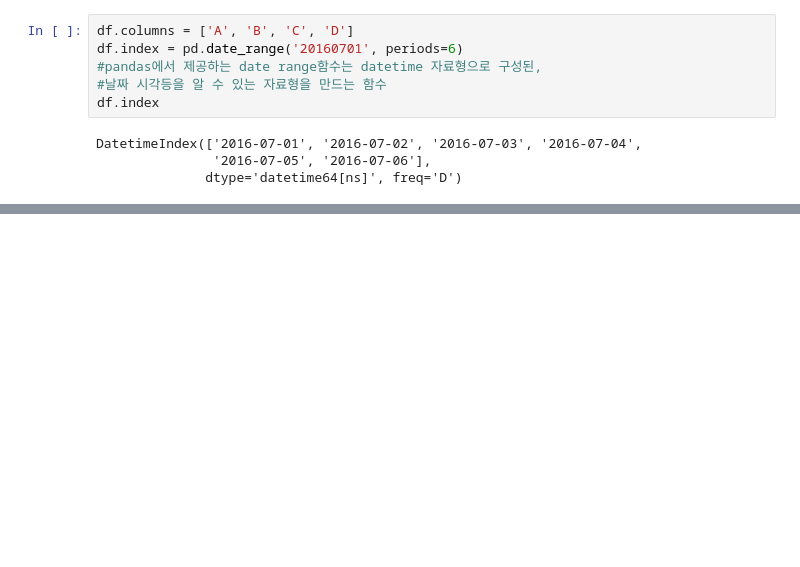
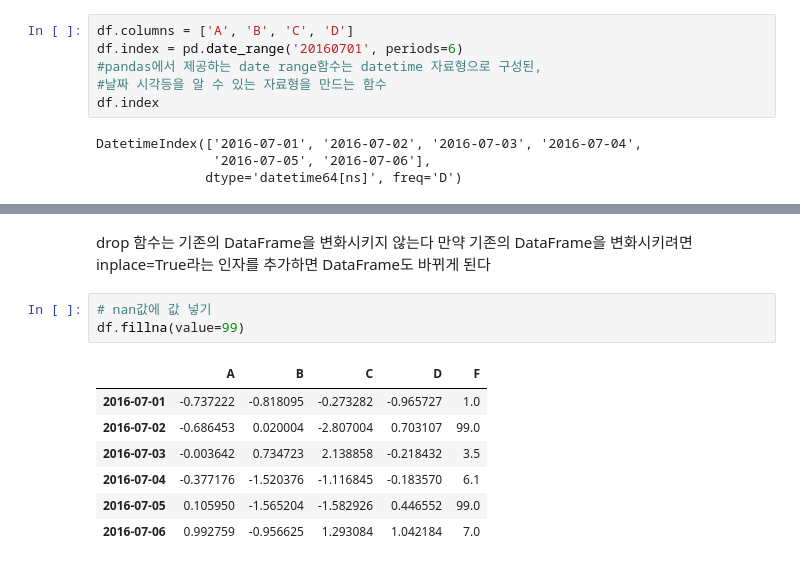
Before and after one commit to jjuhyeok/pandas-python-, a Jupyter notebook: pandas-base.ipynb, the cells around one changed output, grey strips where cells are left out. Drawn from its saved outputs; the diff is of its cells as text; blank space fills up the shorter version.

```diff
--- a/pandas-base.ipynb
+++ b/pandas-base.ipynb
@@ -456,0 +479,15 @@ df
+# %% [markdown]
+drop 함수는 기존의 DataFrame을 변화시키지 않는다
+만약 기존의 DataFrame을 변화시키려면
+inplace=True라는 인자를 추가하면 DataFrame도 바뀌게 된다
+# %%
+# nan값에 값 넣기
+df.fillna(value=99)
+# %% [output]
+|  | A | B | C | D | F |
+| 2016-07-01 | -0.737222 | -0.818095 | -0.273282 | -0.965727 | 1.0 |
+| 2016-07-02 | -0.686453 | 0.020004 | -2.807004 | 0.703107 | 99.0 |
+| 2016-07-03 | -0.003642 | 0.734723 | 2.138858 | -0.218432 | 3.5 |
+| 2016-07-04 | -0.377176 | -1.520376 | -1.116845 | -0.183570 | 6.1 |
+| 2016-07-05 | 0.105950 | -1.565204 | -1.582926 | 0.446552 | 99.0 |
+| 2016-07-06 | 0.992759 | -0.956625 | 1.293084 | 1.042184 | 7.0 |
```
Also changed, not shown: parts of 14 cells of this notebook.
